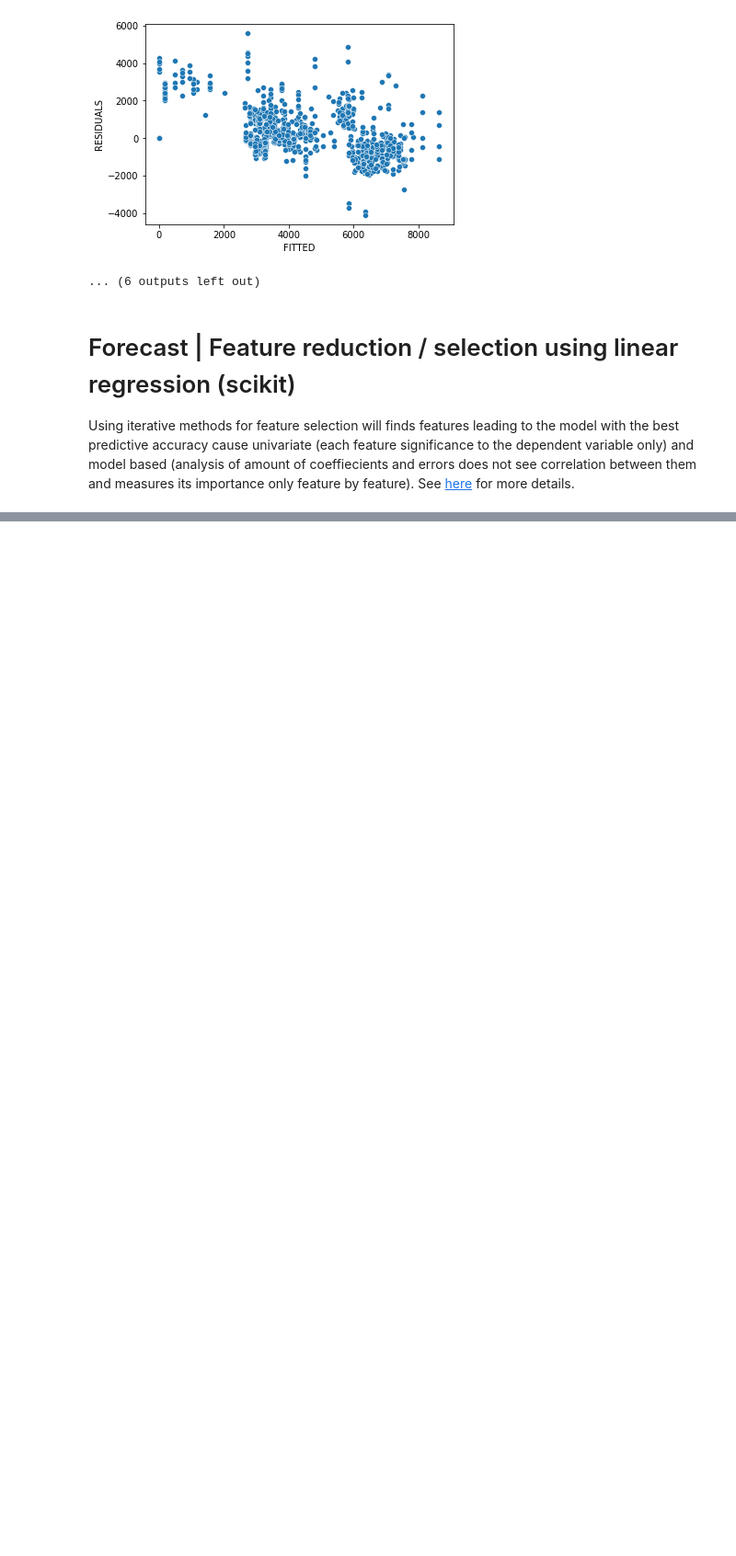
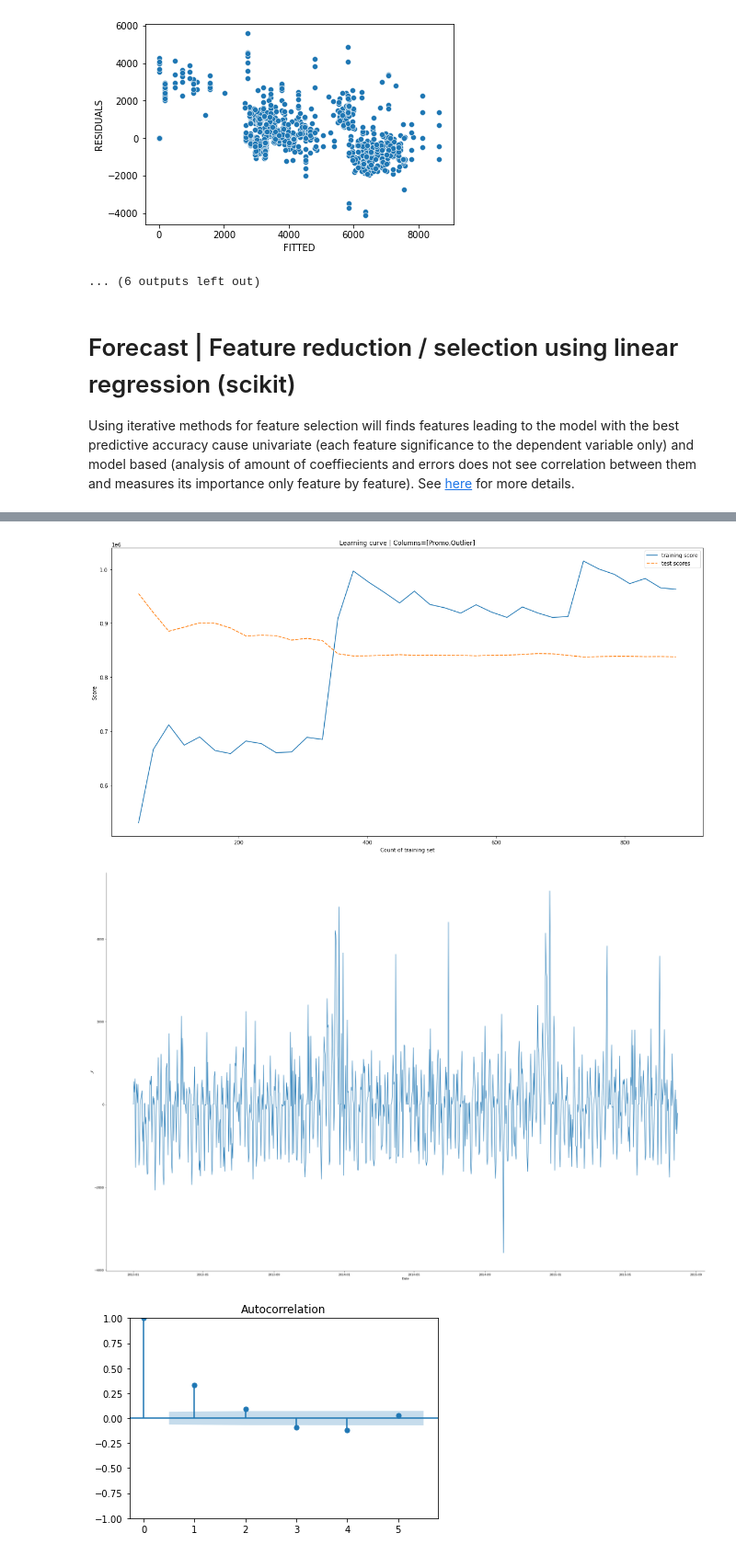
Before and after one commit to bruennijs/kaggle_rossmann_sales, a Jupyter notebook: linear_daily.ipynb, the cells around one changed output, grey strips where cells are left out. Shown at 92% size. Cells and saved outputs as stored; diff of their text form; code cells hidden in the pictures; blank space fills up the shorter version.

Commit message:
linear OLS: Add learning curve to see bias and variance

```diff
--- a/linear_daily.ipynb
+++ b/linear_daily.ipynb
@@ -14,6 +14,8 @@ unzip -d ./input/rossmann-store-sales.zip ./input/
 - https://www.mdpi.com/2306-5729/4/1/15
 - http://cs229.stanford.edu/proj2015/205_report.pdf
 # %%
+from matplotlib.axes import Axes
+from matplotlib.figure import Figure
 from typing import Tuple
 from sklearn.model_selection._split import _BaseKFold
 from pandas import DataFrame
@@ -90,6 +92,20 @@ def plot_time_series(**kwargs):
     f = lineplot(data=pd.DataFrame(data=kwargs), ax=axes)
     plt.show()
 
+def plot_line(data: DataFrame, title: str='Unknwon title', xlabel='Not set', ylabel='Not set'):
+    '''
+    Plots multiple columns in same axes.
+    :param data data frame to plot
+    :return:
+    '''
+    f, axes = plt.subplots(1, 1)
+    f.set_size_inches(w=20, h=10)
+    axes.set_title(label=title)
+    axes.set_xlabel(xlabel=xlabel)
+    axes.set_ylabel(ylabel=ylabel)
+    f = lineplot(data=data, ax=axes)
+    plt.show()
+
 
 def errors(y: Series, y_pred: Series):
     diff_ = (y - y_pred)
@@ -620,0 +567,62 @@ dtype: float64
+# %%
+
+from sklearn.model_selection import learning_curve
+
+# Train: Take recent 2 months with last 31 days of each  month as test data set
+cv_splitter = TimeSeriesSplitWrapper(n_last_test_items=31, n_splits=2, test_size=31)
+
+best_fit_ = result_.set_index('CV').loc[result_['CV'].min()]
+#best_fit_ = result_.set_index('feature_count').loc[2]   # underfit
+#best_fit_ = result_.set_index('feature_count').loc[19]  # no overfit scenario cause training curve is not really much different from train curve
+
+X_selected: DataFrame = X[best_fit_.features_selected]
+
+model = LinearRegression()
+model = model.fit(X_selected, Y)
+
+# 1. Learning curve interpretation
+def to_learning_curve_df(**kwargs) -> DataFrame:
+    '''
+    Calculates learning curve and calculates average of all cross validation scores for training and test scores.
+    :param kwargs: arguments for scikti learning_curve
+    :return:
+    '''
+    train_sizes, scores_train, scores_test = learning_curve(n_jobs=6, **kwargs)
+    return DataFrame(data={'Training score': np.average(scores_train, axis=1), 'Test scores':np.average(scores_test, axis=1)}, index=train_sizes, dtype=object)
+
+plot_line(data=to_learning_curve_df(estimator=model, X=X_selected, y=Y, train_sizes=np.linspace(0.05, 1.0, 36, endpoint=True), cv=cv_splitter, scoring=make_scorer(mean_squared_error)),
+          title='Learning curve | Columns=[%s]' % ','.join(X_selected.columns),
+          xlabel='Count of training set',
+          ylabel='Score')
+
+# 2. Residual disgnostics
+y_pred_: Series = Series(data=model.predict(X_selected), index=Y.index)
+residuals_ = Y - y_pred_
+plot_series_hist_acf_kpss(residuals_, hist_bins=30)
+#Series(residuals_.sort_values()).sort_values(ascending=False).head(20)
+
+# 3. Plot Fitted vs residuals
+plot_fitted_against_residuals(fitted=Y, residuals=residuals_)
+
+plot_time_series(actual=Y['2013-10':'2015-01'], prediction=y_pred_['2013-10':'2015-01'])
+
+# 4. Correlations between predictors and see whether one of each pair have been eliminated by the feature selection process
+#X.corrwith(Y, method='pearson').apply(np.abs).sort_values()
+X_selected.corr(method='pearson')
+X_selected.corrwith(Y, method='pearson').apply(np.abs).sort_values()
+# todo:
+# 1. Features correlated a lot of each other remove before going on (https://scikit-learn.org/stable/modules/generated/sklearn.feature_selection.chi2.html#sklearn.feature_selection.chi2)
+# 2. Use CV (create scorer impl using scikit's LeaveOneOut() splitter)  vs SSE or R² of residuals (https://otexts.com/fpp3/selecting-predictors.html#cross-validation)
+# 3. Use model based SelectFromModel or https://otexts.com/fpp3/selecting-predictors.html and compare to iterative approach
+
+#model_accuracy_scikit(LinearRegression(), X, Y, [()])
+
+# correlation matrix
+#print('Correlation Matrix (features pairwise, method pearson)')
+#X.assign(Open=df_train['Open']).corr(method='pearson')  # see which vars are dependent of each other and could be removed
+#print('Correlation Matrix (features -> Sales, method pearson)')
+#X.corrwith(Y, method='pearson')
+# %% [output]
+[figure, added]
+[figure, added]
+[figure, added]
```
Also changed, not shown: parts of 6 cells of this notebook.
